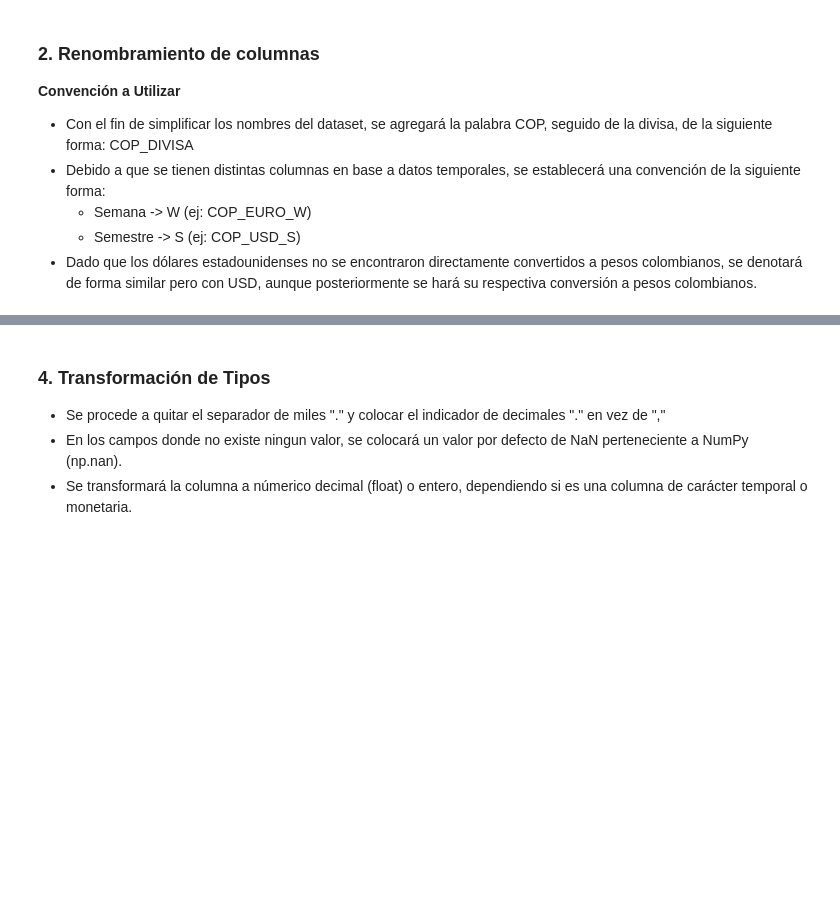
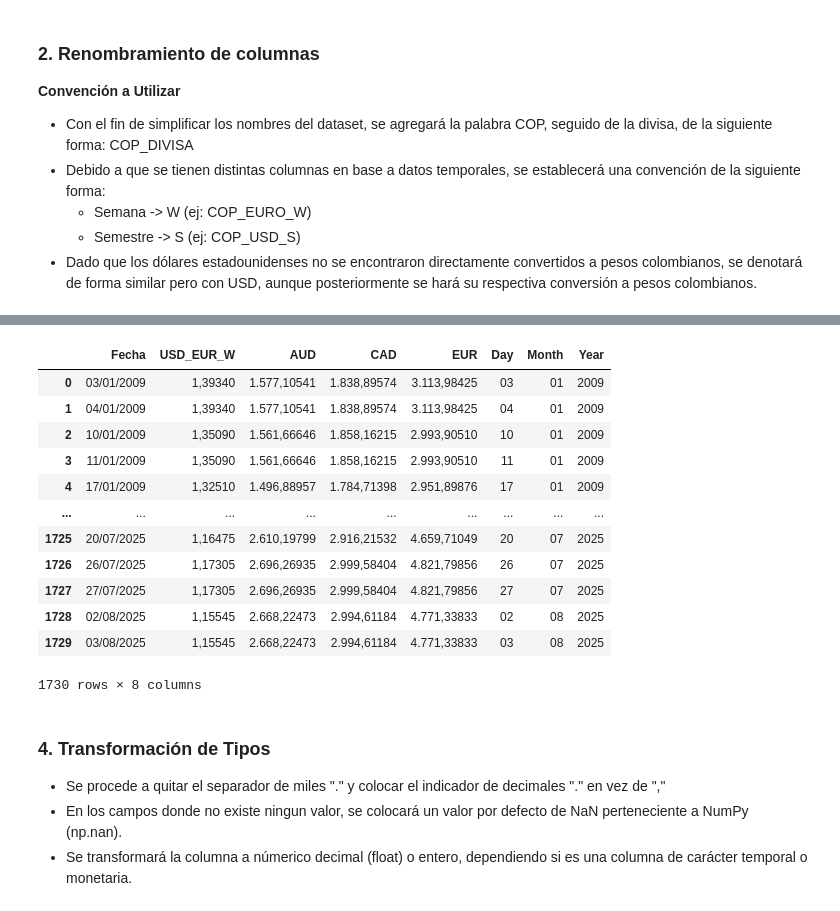
Before and after one commit to Joel-109/Procesos_Estocasticos, a Jupyter notebook: Taller_1/Taller_1.ipynb, the cells around one changed output, grey strips where cells are left out. Cells and saved outputs as stored; diff of their text form; code cells hidden in the pictures; blank space fills up the shorter version.

```diff
--- a/Taller_1/Taller_1.ipynb
+++ b/Taller_1/Taller_1.ipynb
@@ -200,3 +178,24 @@ df
+# %%
+# Extrar registros con información válida
+df = df[(df['USD_EUR_W'] != "-") & (df['AUD'] != "-") & (df['CAD'] != "-") & (df['EUR'] != "-")]
+# Reset del índice
+df =df.reset_index(drop=True)
+
+df
+# %% [output]
+|  | Fecha | USD_EUR_W | AUD | CAD | EUR | Day | Month | Year |
+| 0 | 03/01/2009 | 1,39340 | 1.577,10541 | 1.838,89574 | 3.113,98425 | 03 | 01 | 2009 |
+| 1 | 04/01/2009 | 1,39340 | 1.577,10541 | 1.838,89574 | 3.113,98425 | 04 | 01 | 2009 |
+| 2 | 10/01/2009 | 1,35090 | 1.561,66646 | 1.858,16215 | 2.993,90510 | 10 | 01 | 2009 |
+| 3 | 11/01/2009 | 1,35090 | 1.561,66646 | 1.858,16215 | 2.993,90510 | 11 | 01 | 2009 |
+| 4 | 17/01/2009 | 1,32510 | 1.496,88957 | 1.784,71398 | 2.951,89876 | 17 | 01 | 2009 |
+| ... | ... | ... | ... | ... | ... | ... | ... | ... |
+| 1725 | 20/07/2025 | 1,16475 | 2.610,19799 | 2.916,21532 | 4.659,71049 | 20 | 07 | 2025 |
+| 1726 | 26/07/2025 | 1,17305 | 2.696,26935 | 2.999,58404 | 4.821,79856 | 26 | 07 | 2025 |
+| 1727 | 27/07/2025 | 1,17305 | 2.696,26935 | 2.999,58404 | 4.821,79856 | 27 | 07 | 2025 |
+| 1728 | 02/08/2025 | 1,15545 | 2.668,22473 | 2.994,61184 | 4.771,33833 | 02 | 08 | 2025 |
+| 1729 | 03/08/2025 | 1,15545 | 2.668,22473 | 2.994,61184 | 4.771,33833 | 03 | 08 | 2025 |
+1730 rows × 8 columns
 # %% [markdown]
 ### **4. Transformación de Tipos**
 - Se procede a quitar el separador de miles "." y colocar el indicador de decimales "." en vez de ","
```
Also changed, not shown: parts of 25 cells of this notebook, 4 other files.
